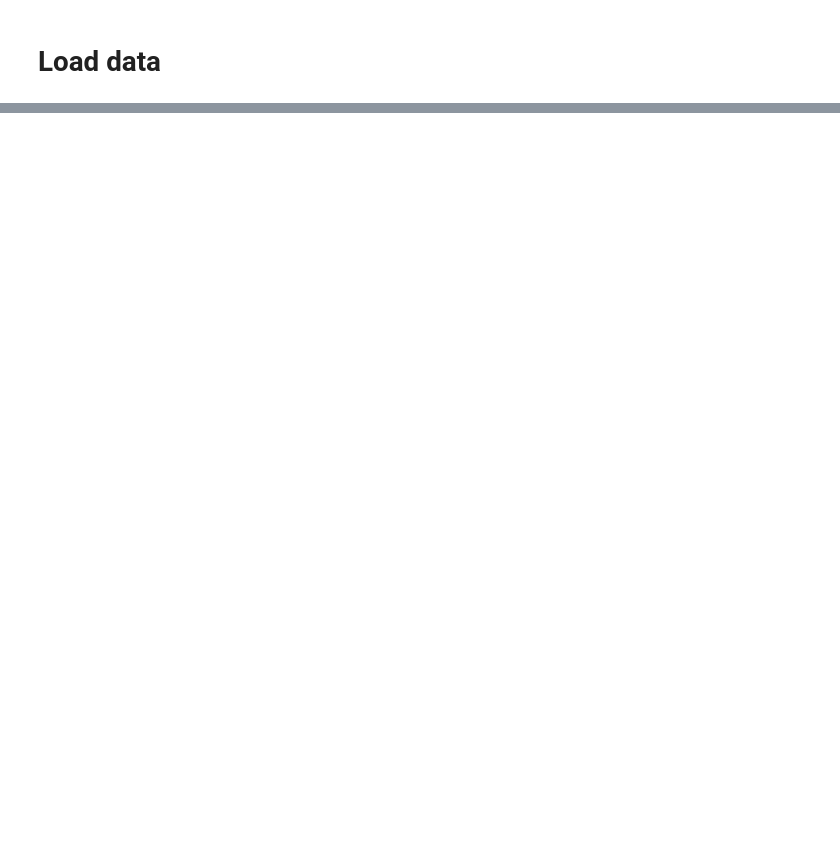
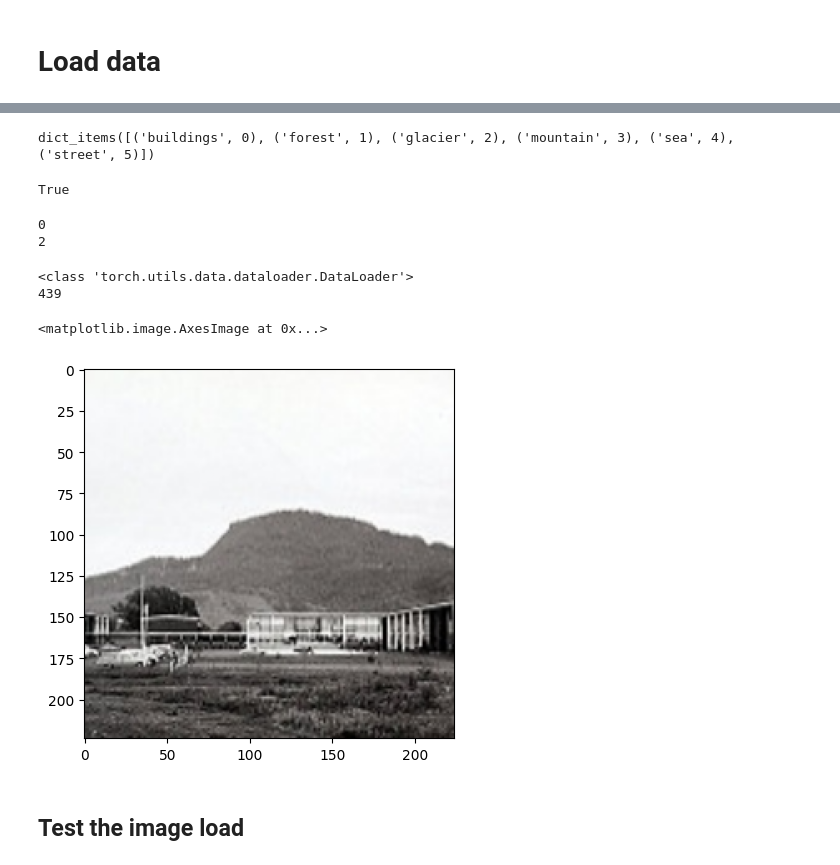
Before and after one commit to arifr4chman/cs7643_deeplearning_proj, a Jupyter notebook: intel_vti.ipynb, the cells around one changed output, grey strips where cells are left out. Drawn from its saved outputs; the diff is of its cells as text; code cells hidden in the pictures; blank space fills up the shorter version.

```diff
--- a/intel_vti.ipynb
+++ b/intel_vti.ipynb
@@ -10,4 +33,2 @@ img_label_mapping = {0: 'buildings', 1: 'forest', 2: 'glacier', 3: 'mountain', 4
 # %% [markdown]
 # Load data
-# %%
-data_path    = "data/intel_image/processed_data/"
@@ -69,0 +43,7 @@ print_random_15_images (df_test['X'], df_test['Y'], 'Intel Images - Random 15 Te
+# %%
+if is_colab == True:
+  path = '/content/drive/MyDrive/GeorgiaTech/08_DL_CS7643/Project/Data/intel_image'
+  sys.path.append (path)
+  data_path = path + '/raw_data/'
+else:
+  data_path = 'data/intel_image/raw_data/'
@@ -69,0 +68,6 @@ print_random_15_images (df_test['X'], df_test['Y'], 'Intel Images - Random 15 Te
+# %%
+transform = transforms.Compose([transforms.Resize((224,224)),
+                                transforms.ToTensor()])
+# %%
+train_data = datasets.ImageFolder(data_path + 'seg_train', transform=transform)
+test_data = datasets.ImageFolder(data_path + 'seg_test', transform=transform)
@@ -69,0 +105,10 @@ print_random_15_images (df_test['X'], df_test['Y'], 'Intel Images - Random 15 Te
+# %%
+# type (train_data.class_to_idx)
+train_data.class_to_idx.items()
+# %% [output]
+dict_items([('buildings', 0), ('forest', 1), ('glacier', 2), ('mountain', 3), ('sea', 4), ('street', 5)])
+# %%
+# train_data[0][0].shape[1:3] == (224,224)
+train_data[0][0].shape  == (3,224,224)
+# %% [output]
+True
@@ -69,0 +120,19 @@ print_random_15_images (df_test['X'], df_test['Y'], 'Intel Images - Random 15 Te
+# %%
+print (train_data[0][1])
+print (len (train_data[0]))
+# %% [output]
+0
+2
+# %%
+print (type (train_loader))
+print (len (train_loader))
+# %% [output]
+<class 'torch.utils.data.dataloader.DataLoader'>
+439
+# %%
+plt.imshow (train_data[0][0].permute(1, 2, 0))  # permute to change the order of the dimensions from (C, W, H) to (W, H, C)
+# %% [output]
+<matplotlib.image.AxesImage at 0x...>
+[figure, added]
+# %% [markdown]
+## Test the image load
```
Also changed, not shown: parts of 55 cells of this notebook.
